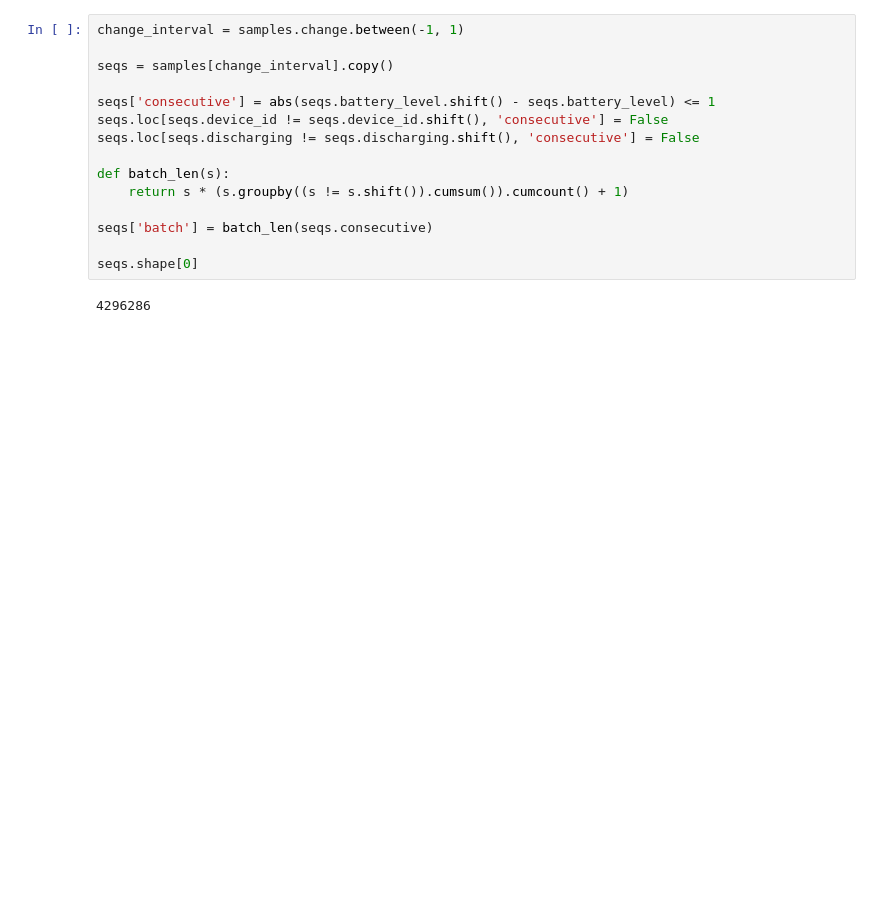
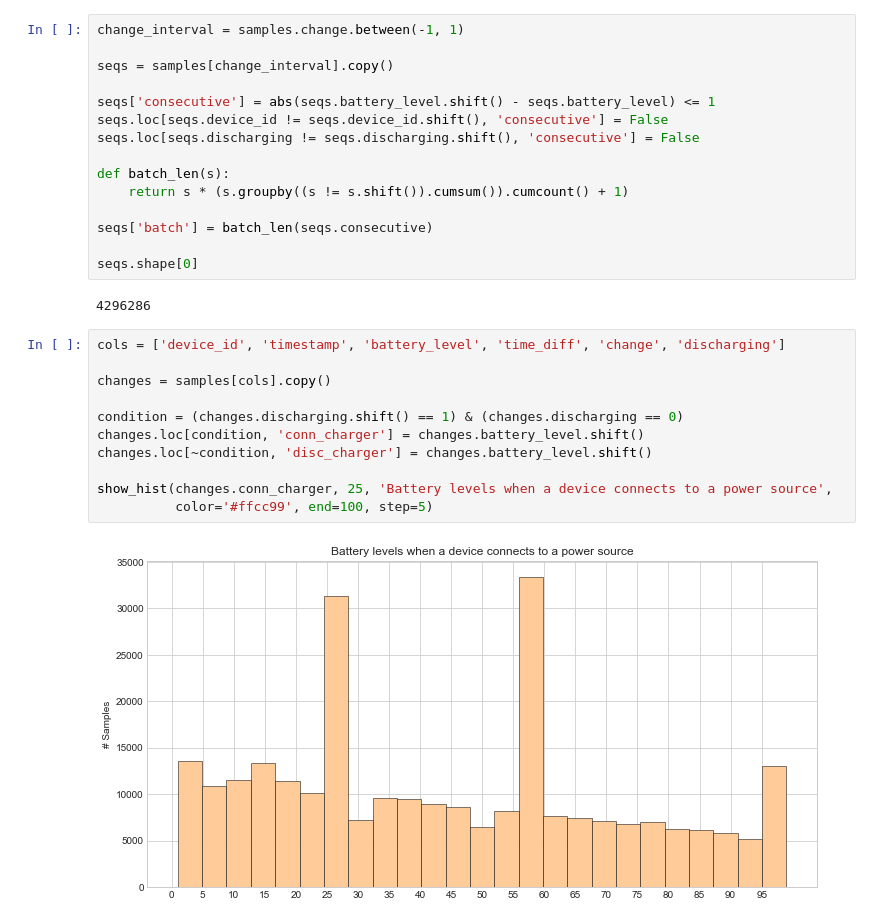
Before and after one commit to greenhub-project/notebooks, a Jupyter notebook: jupyter/StudyA.ipynb, the cells around one changed output. Drawn from its saved outputs; the diff is of its cells as text; blank space fills up the shorter version.

Commit message:
feat: compare battery levels when devices connect to power source

```diff
--- a/jupyter/StudyA.ipynb
+++ b/jupyter/StudyA.ipynb
@@ -512,3 +512,16 @@ seqs['batch'] = batch_len(seqs.consecutive)
 seqs.shape[0]
 # %% [output]
 4296286
+# %%
+cols = ['device_id', 'timestamp', 'battery_level', 'time_diff', 'change', 'discharging']
+
+changes = samples[cols].copy()
+
+condition = (changes.discharging.shift() == 1) & (changes.discharging == 0)
+changes.loc[condition, 'conn_charger'] = changes.battery_level.shift()
+changes.loc[~condition, 'disc_charger'] = changes.battery_level.shift()
+
+show_hist(changes.conn_charger, 25, 'Battery levels when a device connects to a power source',
+          color='#ffcc99', end=100, step=5)
+# %% [output]
+[figure, added]
```
Also changed, not shown: parts of 6 cells of this notebook.
